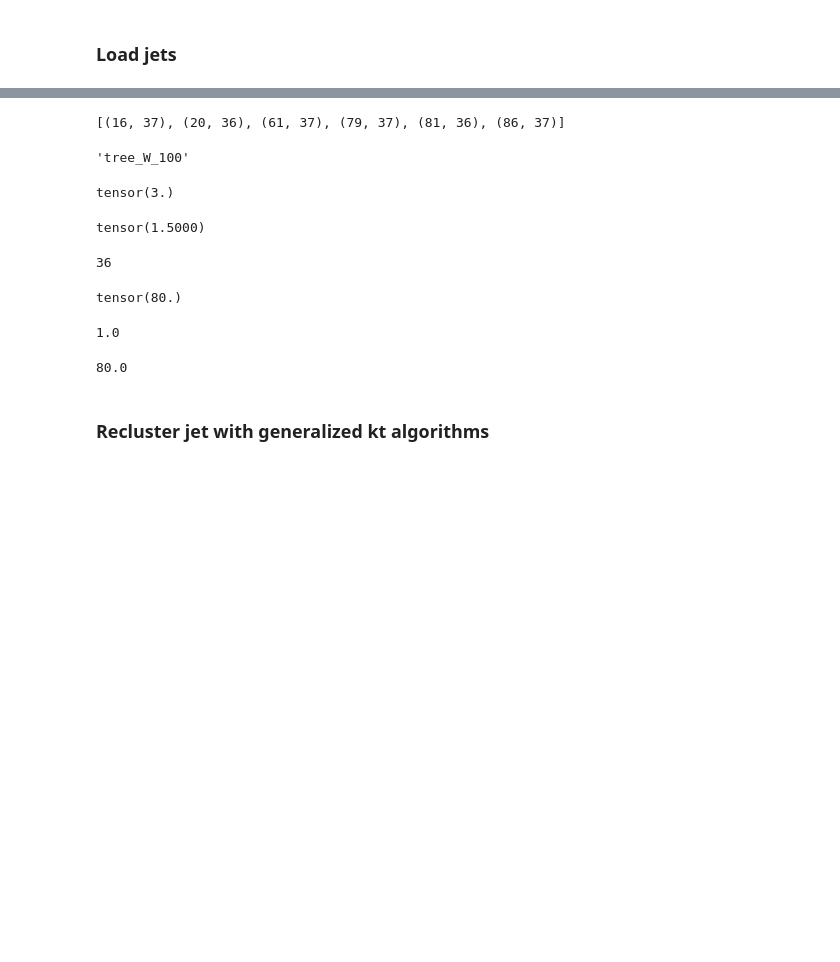
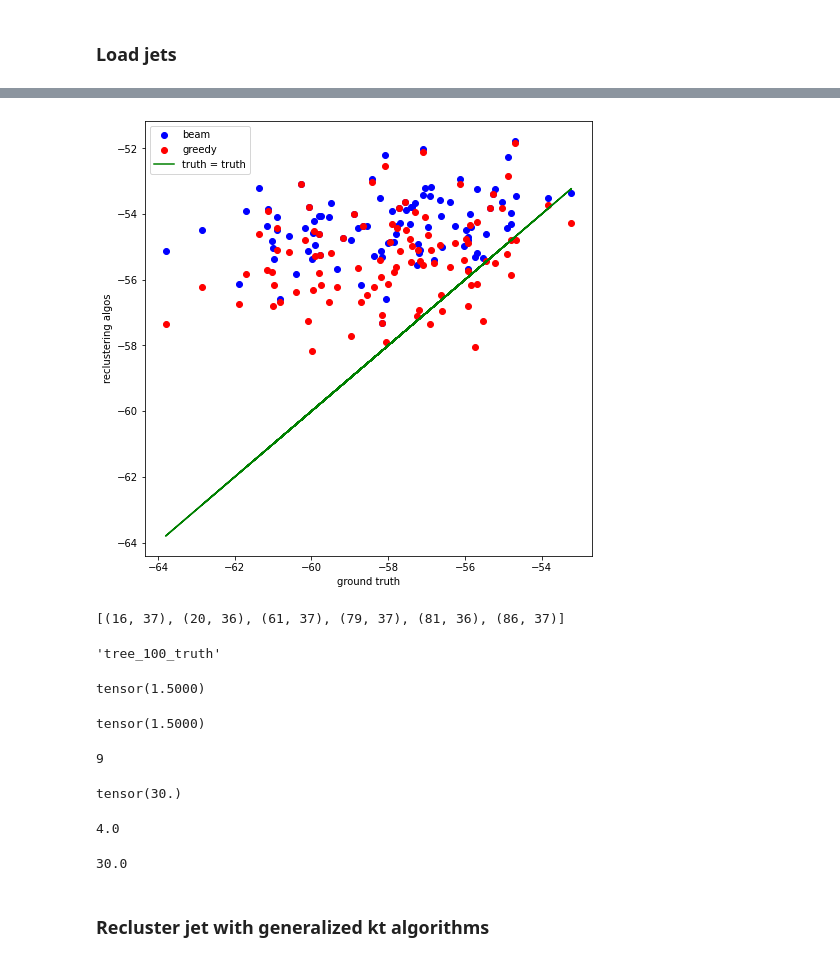
Before and after one commit to Albertyangyhm/StandardHC, a Jupyter notebook: examples/visualizeAlgorithms_invM.ipynb, the cells around one changed output, grey strips where cells are left out. Saved outputs shown, nothing was run; the diff lists cells and outputs as text; code cells hidden in the pictures; blank space fills up the shorter version.

Commit message:
graph updates

```diff
--- a/examples/visualizeAlgorithms_invM.ipynb
+++ b/examples/visualizeAlgorithms_invM.ipynb
@@ -61,10 +61,10 @@ def load_jets(filename):
     return Truth
 # %%
 # Data dir
-input_dir = "../TreeAlgorithms/data/invMassGinkgo/Truth/"
+input_dir = "../data/truth/"
 # %%
 # input_jets = "tree_W_100_rate01_3.0_1.5"
-input_jets = "tree_W_100_m2min_1.0_rate01_3.0_1.5"
+input_jets = "tree_100_truth_3"
 # %%
 with open(input_dir+ str(input_jets) + '.pkl', "rb") as fd:
     truth_jets = pickle.load(fd, encoding='latin-1')
@@ -71,3 +125,23 @@ with open(input_dir+ str(input_jets) + '.pkl', "rb") as fd:
+# %%
+x, y0, y1 = gt, bs, gd
+import matplotlib.pyplot as plt
+
+# Create scatter plots
+plt.scatter(ground_truth, beam_search, color='blue', label='beam')
+plt.scatter(ground_truth, greedy, color='red', label='greedy')
+plt.plot(ground_truth, ground_truth, color='green', linestyle='-', label='truth = truth')
+
+
+# Add labels and legend
+plt.xlabel('ground truth')
+plt.ylabel('reclustering algos')
+
+plt.legend()
+
+# Display the plot
+plt.show()
+# %% [output]
+[figure, added]
 # %%
 [(i,len(jet["leaves"]) ) for i,jet in enumerate(truth_jets) if 36<=len(jet["leaves"])<38]
 # %% [output]
@@ -81,7 +155,7 @@ truth_jet["algorithm"]="truth"
 
 display(truth_jet["name"])
 # %% [output]
-'tree_W_100'
+'tree_100_truth'
 # %%
 # truth_jet
 # %%
@@ -92,12 +166,12 @@ display(np.sqrt(truth_jet["Delta_0"]))
 display(np.sqrt(truth_jet["pt_cut"]))
 display(truth_jet["M_Hard"])
 # %% [output]
-tensor(3.)
+tensor(1.5000)
 tensor(1.5000)
-36
+9
-tensor(80.)
+tensor(30.)
-1.0
+4.0
-80.0
+30.0
 # %% [markdown]
 ### Recluster jet with generalized kt algorithms
 # %%
```
Also changed, not shown: parts of 7 cells of this notebook.
